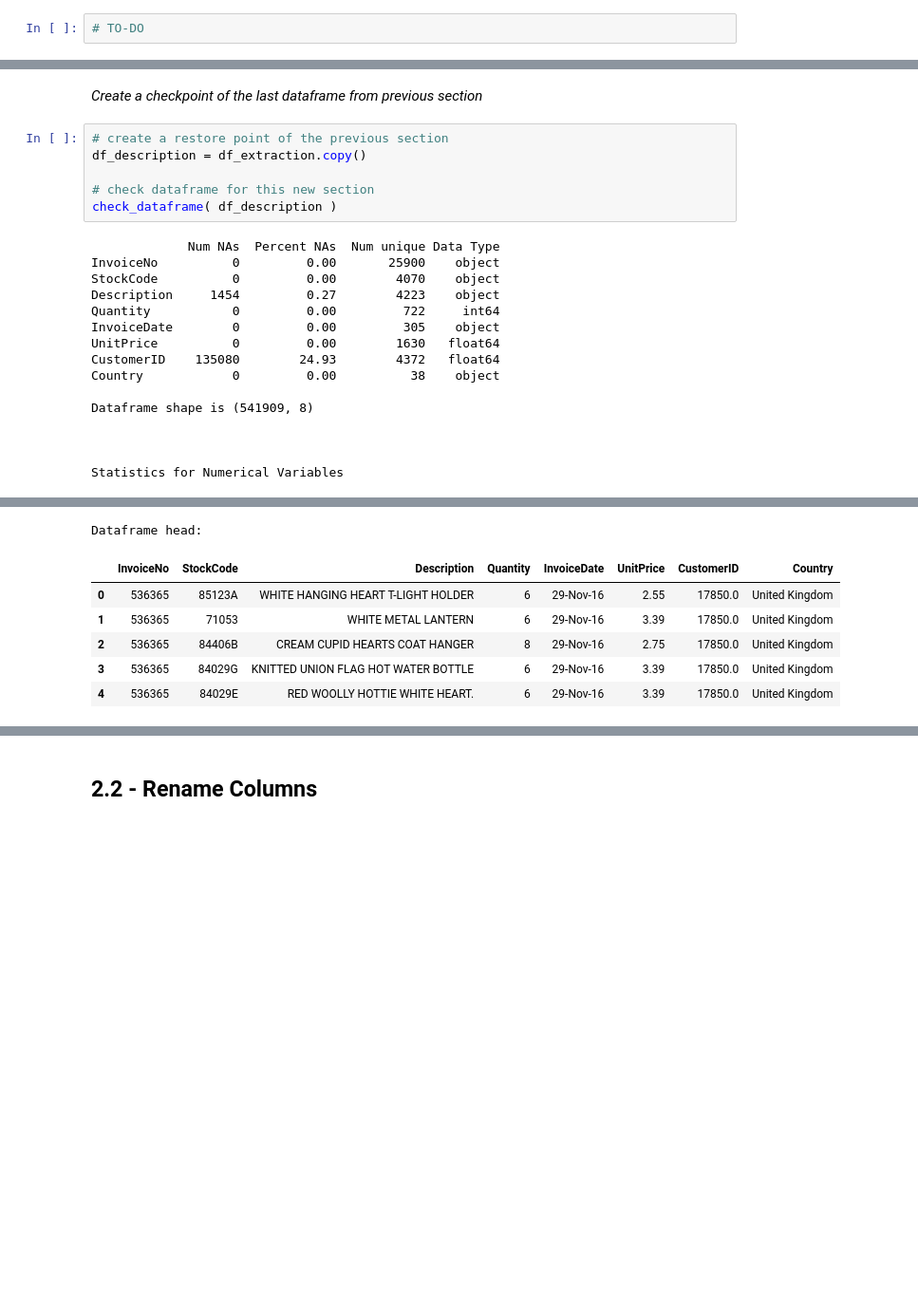
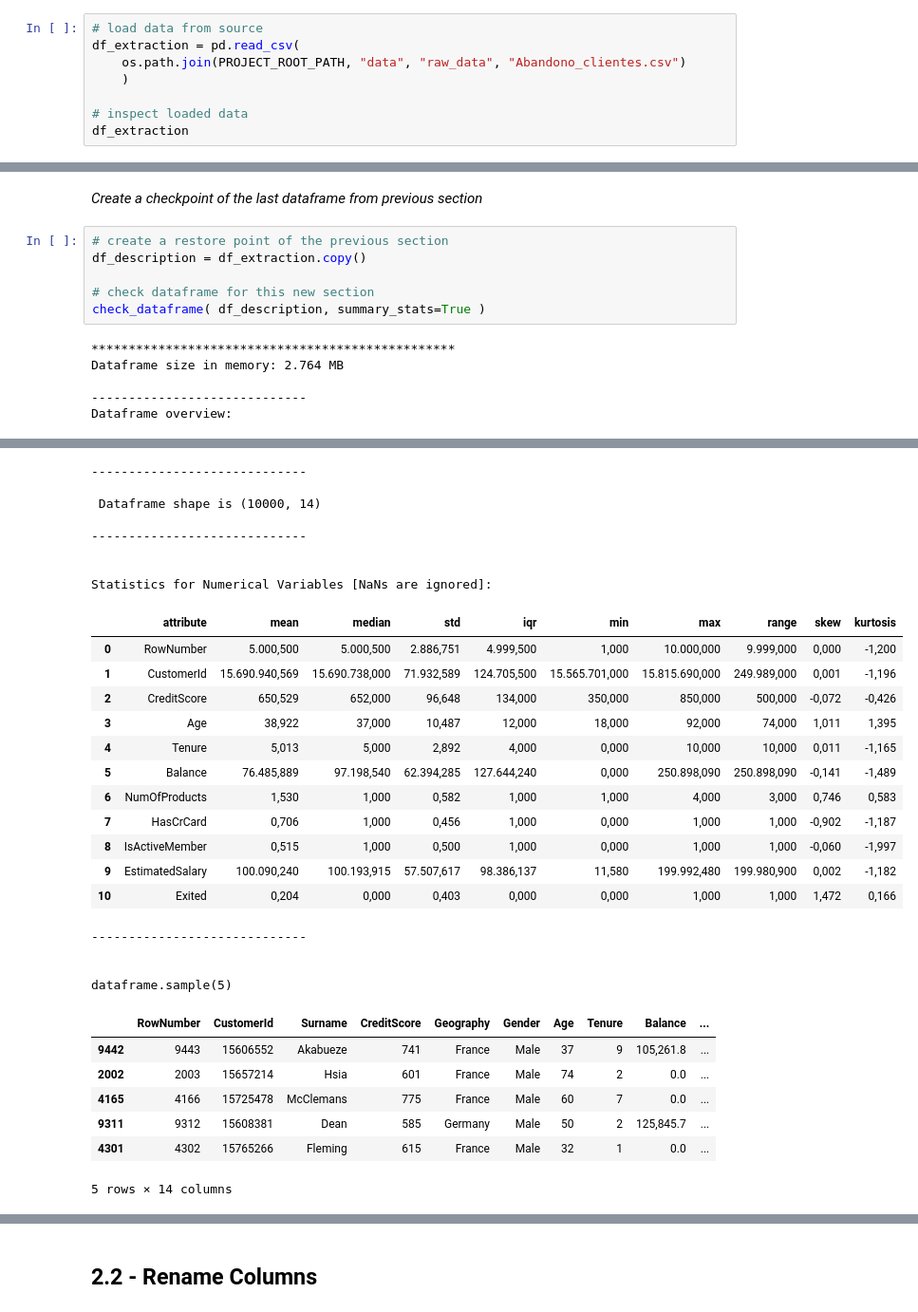
Before and after one commit to ds-gustavo-cunha/Indicium-Case, a Jupyter notebook: notebooks/0.0_gustavo-cunha_first_iteration.ipynb, the cells around one changed output, grey strips where cells are left out. Shown at 95% size. Saved outputs shown, nothing was run; the diff lists cells and outputs as text; blank space fills up the shorter version.

Commit message:
first iteration on data description done

```diff
--- a/notebooks/0.0_gustavo-cunha_first_iteration.ipynb
+++ b/notebooks/0.0_gustavo-cunha_first_iteration.ipynb
@@ -72,4 +107,10 @@ PROJECT_ROOT_PATH
 # %% [markdown]
 *Load data from required files*
 # %%
-# TO-DO
+# load data from source
+df_extraction = pd.read_csv(
+    os.path.join(PROJECT_ROOT_PATH, "data", "raw_data", "Abandono_clientes.csv")
+    )
+
+# inspect loaded data
+df_extraction
@@ -84,20 +139,10 @@ PROJECT_ROOT_PATH
 df_description = df_extraction.copy()
 
 # check dataframe for this new section
-check_dataframe( df_description )
+check_dataframe( df_description, summary_stats=True )
 # %% [output]
-             Num NAs  Percent NAs  Num unique Data Type
-InvoiceNo          0         0.00       25900    object
-StockCode          0         0.00        4070    object
-Description     1454         0.27        4223    object
-Quantity           0         0.00         722     int64
-InvoiceDate        0         0.00         305    object
-UnitPrice          0         0.00        1630   float64
-CustomerID    135080        24.93        4372   float64
-Country            0         0.00          38    object
+*************************************************
+Dataframe size in memory: 2.764 MB
 
-Dataframe shape is (541909, 8)
-
-
-
-Statistics for Numerical Variables
+-----------------------------
+Dataframe overview:
@@ -108,7 +164,31 @@ Statistics for Numerical Variables
-Dataframe head:
+-----------------------------
+
+ Dataframe shape is (10000, 14)
+
+-----------------------------
+
+
+Statistics for Numerical Variables [NaNs are ignored]:
-|  | InvoiceNo | StockCode | Description | Quantity | InvoiceDate | UnitPrice | CustomerID | Country |
-| 0 | 536365 | 85123A | WHITE HANGING HEART T-LIGHT HOLDER | 6 | 29-Nov-16 | 2.55 | 17850.0 | United Kingdom |
-| 1 | 536365 | 71053 | WHITE METAL LANTERN | 6 | 29-Nov-16 | 3.39 | 17850.0 | United Kingdom |
-| 2 | 536365 | 84406B | CREAM CUPID HEARTS COAT HANGER | 8 | 29-Nov-16 | 2.75 | 17850.0 | United Kingdom |
-| 3 | 536365 | 84029G | KNITTED UNION FLAG HOT WATER BOTTLE | 6 | 29-Nov-16 | 3.39 | 17850.0 | United Kingdom |
-| 4 | 536365 | 84029E | RED WOOLLY HOTTIE WHITE HEART. | 6 | 29-Nov-16 | 3.39 | 17850.0 | United Kingdom |
+|  | attribute | mean | median | std | iqr | min | max | range | skew | kurtosis |
+| 0 | RowNumber | 5.000,500 | 5.000,500 | 2.886,751 | 4.999,500 | 1,000 | 10.000,000 | 9.999,000 | 0,000 | -1,200 |
+| 1 | CustomerId | 15.690.940,569 | 15.690.738,000 | 71.932,589 | 124.705,500 | 15.565.701,000 | 15.815.690,000 | 249.989,000 | 0,001 | -1,196 |
+| 2 | CreditScore | 650,529 | 652,000 | 96,648 | 134,000 | 350,000 | 850,000 | 500,000 | -0,072 | -0,426 |
+| 3 | Age | 38,922 | 37,000 | 10,487 | 12,000 | 18,000 | 92,000 | 74,000 | 1,011 | 1,395 |
+| 4 | Tenure | 5,013 | 5,000 | 2,892 | 4,000 | 0,000 | 10,000 | 10,000 | 0,011 | -1,165 |
+| 5 | Balance | 76.485,889 | 97.198,540 | 62.394,285 | 127.644,240 | 0,000 | 250.898,090 | 250.898,090 | -0,141 | -1,489 |
+| 6 | NumOfProducts | 1,530 | 1,000 | 0,582 | 1,000 | 1,000 | 4,000 | 3,000 | 0,746 | 0,583 |
+| 7 | HasCrCard | 0,706 | 1,000 | 0,456 | 1,000 | 0,000 | 1,000 | 1,000 | -0,902 | -1,187 |
+| 8 | IsActiveMember | 0,515 | 1,000 | 0,500 | 1,000 | 0,000 | 1,000 | 1,000 | -0,060 | -1,997 |
+| 9 | EstimatedSalary | 100.090,240 | 100.193,915 | 57.507,617 | 98.386,137 | 11,580 | 199.992,480 | 199.980,900 | 0,002 | -1,182 |
+| 10 | Exited | 0,204 | 0,000 | 0,403 | 0,000 | 0,000 | 1,000 | 1,000 | 1,472 | 0,166 |
+-----------------------------
+
+
+dataframe.sample(5)
+|  | RowNumber | CustomerId | Surname | CreditScore | Geography | Gender | Age | Tenure | Balance | ... |
+| 9442 | 9443 | 15606552 | Akabueze | 741 | France | Male | 37 | 9 | 105,261.8 | ... |
+| 2002 | 2003 | 15657214 | Hsia | 601 | France | Male | 74 | 2 | 0.0 | ... |
+| 4165 | 4166 | 15725478 | McClemans | 775 | France | Male | 60 | 7 | 0.0 | ... |
+| 9311 | 9312 | 15608381 | Dean | 585 | Germany | Male | 50 | 2 | 125,845.7 | ... |
+| 4301 | 4302 | 15765266 | Fleming | 615 | France | Male | 32 | 1 | 0.0 | ... |
+5 rows × 14 columns
```
Also changed, not shown: parts of 21 cells of this notebook, 4 other files.
